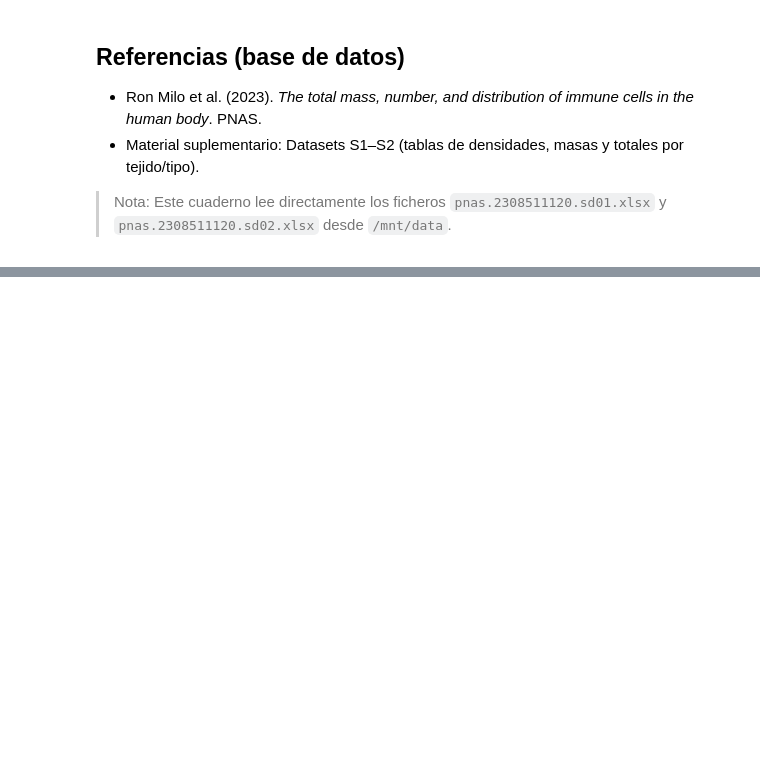
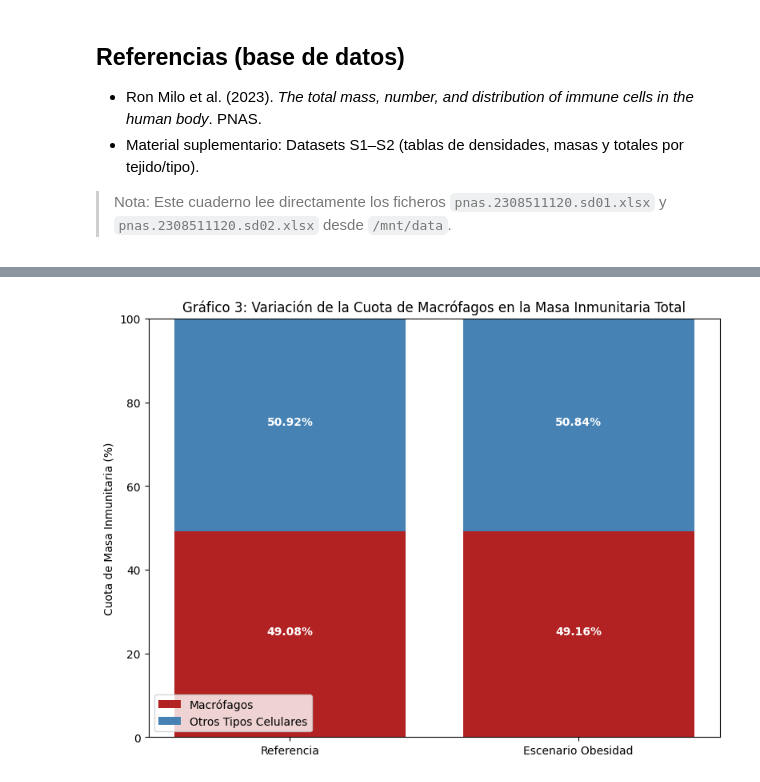
Before and after one commit to raulmendoza21/BIOINFORMATICA-ANALISIS-SIH, a Jupyter notebook: Entregable_Bioinformatica_Inmunidad.ipynb, the cells around one changed output, grey strips where cells are left out. Saved outputs shown, nothing was run; the diff lists cells and outputs as text; code cells hidden in the pictures; blank space fills up the shorter version.

```diff
--- a/Entregable_Bioinformatica_Inmunidad.ipynb
+++ b/Entregable_Bioinformatica_Inmunidad.ipynb
@@ -235,0 +259,35 @@ top_tissues.reset_index(drop=True)
+# %%
+# Creación de data_g3_plot (Asegúrate de ejecutar esta parte primero para definir el DataFrame)
+# Nota: Las variables 'macrophage_share_before', 'macrophage_share_after', etc., deben estar definidas previamente.
+# Asumiendo que has ejecutado los cálculos anteriores:
+
+data_g3 = pd.DataFrame({
+    'Escenario': ['Referencia', 'Escenario Obesidad'],
+    'Macrófagos': [macrophage_share_before * 100, macrophage_share_after * 100],
+    'Otros Tipos': [(1 - macrophage_share_before) * 100, (1 - macrophage_share_after) * 100]
+})
+data_g3_plot = data_g3.set_index('Escenario')
+
+# ======================================================================
+# Gráfico 3: Cambio en la Cuota de Macrófagos (Masa) (Conclusión)
+plt.figure(figsize=(8, 6))
+# Se plotean los macrófagos primero
+plt.bar(data_g3_plot.index, data_g3_plot['Macrófagos'], label='Macrófagos', color='firebrick')
+# Luego se plotean "Otros Tipos" encima
+plt.bar(data_g3_plot.index, data_g3_plot['Otros Tipos'], bottom=data_g3_plot['Macrófagos'], label='Otros Tipos Celulares', color='steelblue')
+
+# Se añaden las etiquetas de porcentaje
+for i, row in data_g3_plot.iterrows():
+    mac_pct = row['Macrófagos']
+    plt.text(i, mac_pct / 2, f'{mac_pct:.2f}%', ha='center', color='white', fontweight='bold')
+    plt.text(i, mac_pct + row['Otros Tipos'] / 2, f'{row["Otros Tipos"]:.2f}%', ha='center', color='white', fontweight='bold')
+
+
+plt.ylim(0, 100)
+plt.ylabel('Cuota de Masa Inmunitaria (%)')
+plt.title('Gráfico 3: Variación de la Cuota de Macrófagos en la Masa Inmunitaria Total')
+plt.legend(loc='lower left')
+plt.tight_layout()
+plt.show()
+# %% [output]
+[figure, added]
```
Also changed, not shown: parts of 5 cells of this notebook.
